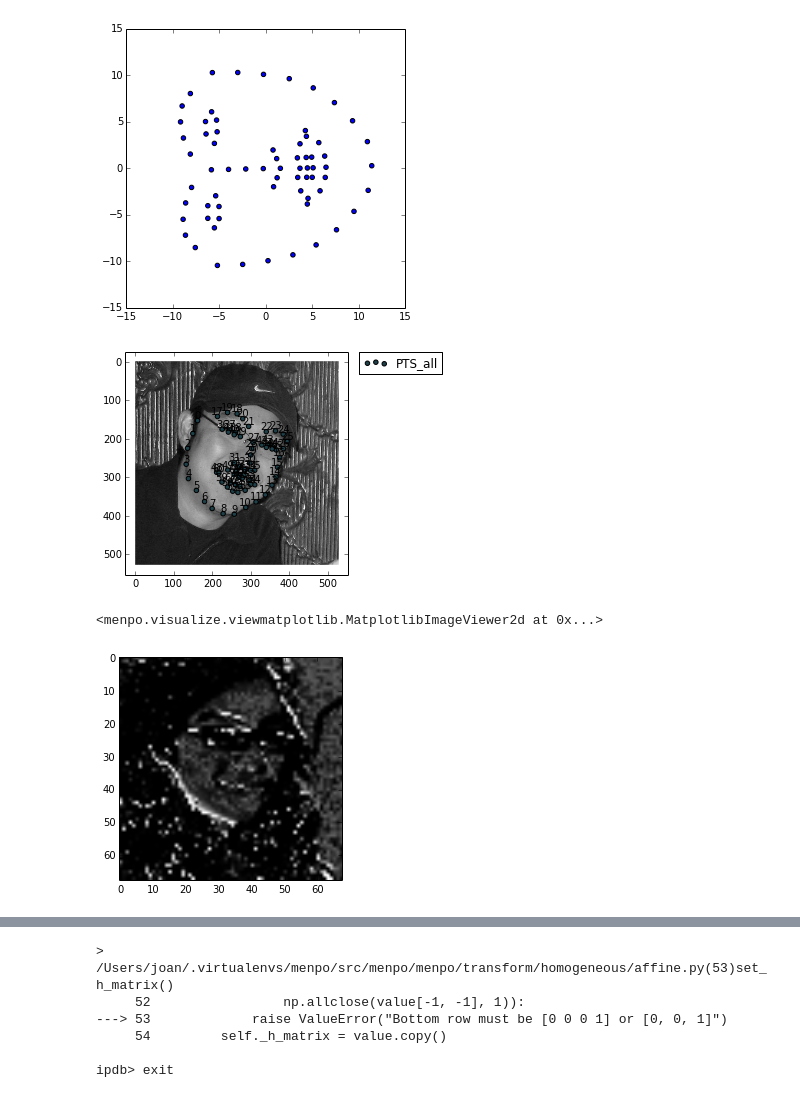
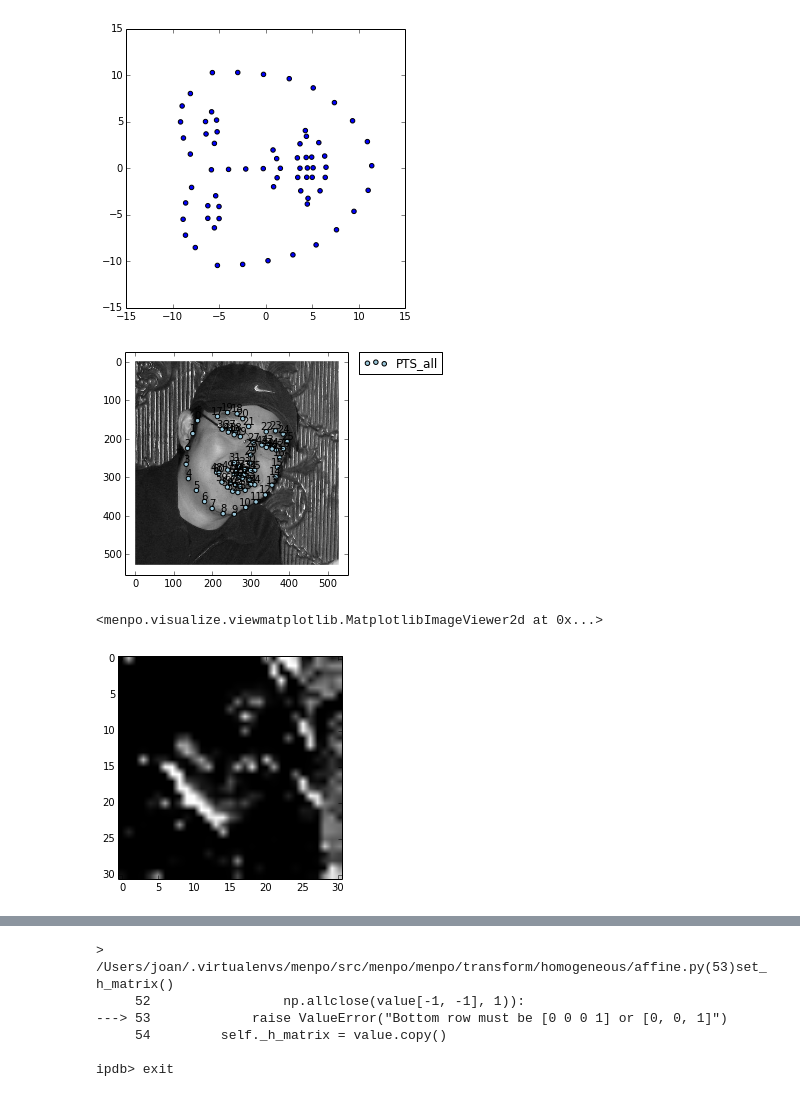
Before and after one commit to jalabort/scrap2, a Jupyter notebook: notebooks/Fitters/CLMs.ipynb, the cells around one changed output, grey strips where cells are left out. Saved outputs shown, nothing was run; the diff lists cells and outputs as text; code cells hidden in the pictures.

```diff
--- a/notebooks/Fitters/CLMs.ipynb
+++ b/notebooks/Fitters/CLMs.ipynb
@@ -4,7 +4,7 @@ from menpo.landmark import labeller, ibug_68_trimesh, ibug_49_points
 
 # load training images
 training_images = []
-for i in pio.import_images('/Users/joan/PhD/DataBases/lfpw/trainset/*.png'):
+for i in pio.import_images('/data/PhD/DataBases/lfpw/trainset/*.png'):
     # crop image
     i.crop_to_landmarks_proportion(0.2)
     # label it
@@ -14,18 +14,6 @@ for i in pio.import_images('/Users/joan/PhD/DataBases/lfpw/trainset/*.png'):
         i = i.as_greyscale(mode='luminosity')
     # append it to the list
     training_images.append(i)
-
-# load training images
-for i in pio.import_images('/Users/joan/PhD/DataBases/helen/trainset/*.jpg', max_images=300):
-    # crop image
-    i.crop_to_landmarks_proportion(0.2)
-    # label it
-    labeller(i, 'PTS', ibug_68_trimesh)
-    # convert it to grayscale if needed
-    if i.n_channels == 3:
-        i = i.as_greyscale(mode='luminosity')
-    # append it to the list
-    training_images.append(i)
 # %%
 %matplotlib inline
 import matplotlib.pyplot as plt
@@ -58,12 +46,15 @@ def random_forest(X, t):
 
     return random_forest_predict
 
+def igo_double(image):
+    return image.features.igo(double_angles=False)
+
 # options dictionary
 options = {'classifier_type': random_forest,
-           'feature_type': sparse_hog,
-           'diagonal_range': None,
-           'patch_shape': (5, 5),
-           'n_levels': 1,
+           'feature_type': [sparse_hog, sparse_hog],
+           'diagonal_range': 200,
+           'patch_shape': (8, 8),
+           'n_levels': 2,
            'scaled_levels': True,
            'max_shape_components': 25,
            'boundary': 3,
@@ -106,7 +95,7 @@ from menpo.landmark import labeller, ibug_68_trimesh
 
 # load test images
 test_images = []
-for i in pio.import_images('/Users/joan/PhD/DataBases/afw/*.jpg'):
+for i in pio.import_images('/data/PhD/DataBases/afw/*.jpg'):
     # crop image
     i.crop_to_landmarks_proportion(0.5)
     # label it
@@ -119,12 +108,13 @@ for i in pio.import_images('/Users/joan/PhD/DataBases/afw/*.jpg'):
 # %%
 browse_images(test_images, group='PTS')
 # %% [output]
-[figure, old version]
+[figure, new version]
 # %%
-aam.response_image(test_images[4], group='PTS', level=-1).view(channels=5)
+%matplotlib inline
+aam.response_image(test_images[4], group='PTS', level=0).view(channels=5)
 # %% [output]
 <menpo.visualize.viewmatplotlib.MatplotlibImageViewer2d at 0x...>
-[figure, old version]
+[figure, new version]
 # %%
 from menpo.fitmultilevel.clm import GradientDescentCLMFitter
 
```
Also changed, not shown: parts of 11 cells of this notebook, 3 other files.
